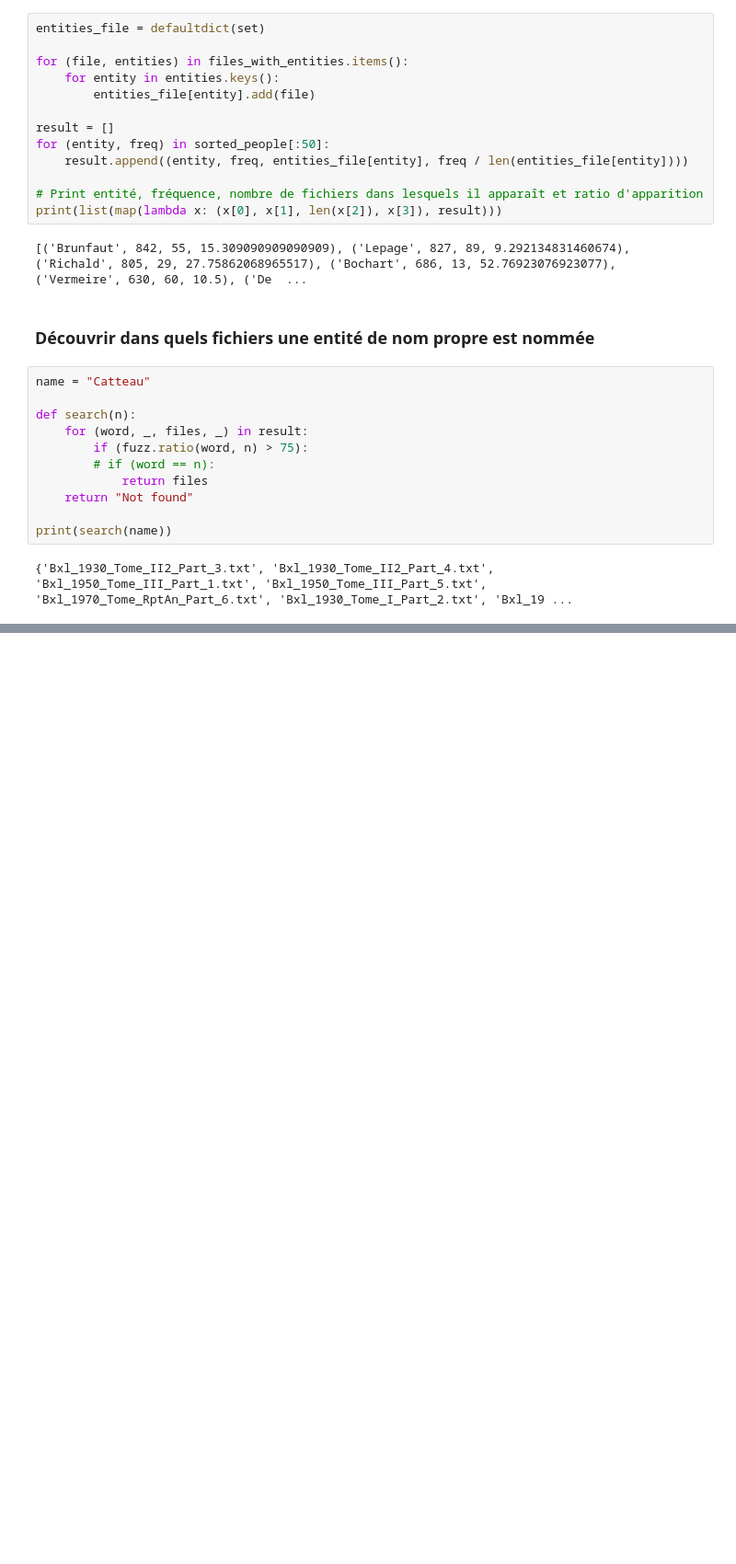
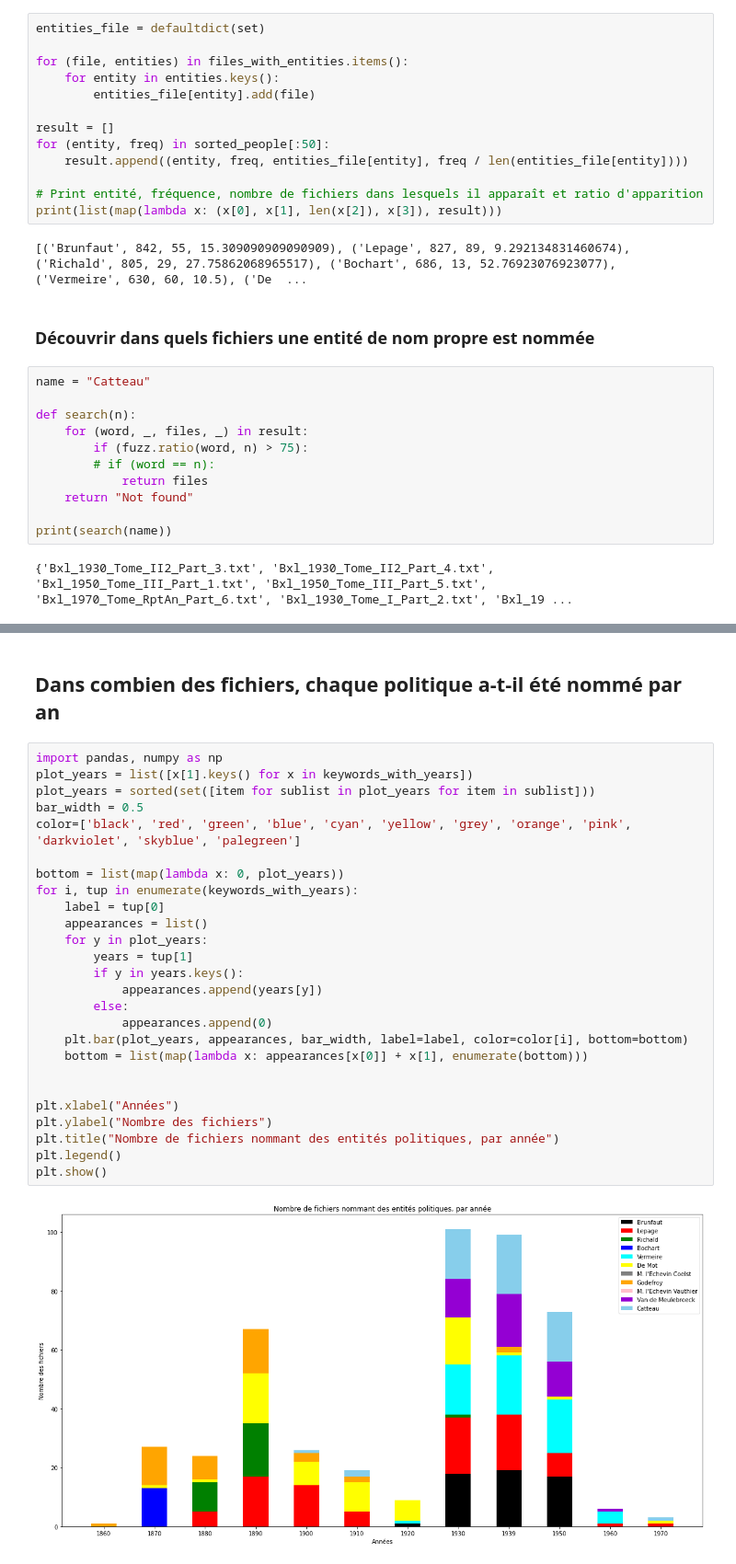
Before and after one commit to MariCanizo/tac, a Jupyter notebook: Travail Final/reconnaissance_entites.ipynb, the cells around one changed output, grey strips where cells are left out. Shown at 92% size. Cells and saved outputs as stored; diff of their text form; blank space fills up the shorter version.

```diff
--- a/Travail Final/reconnaissance_entites.ipynb
+++ b/Travail Final/reconnaissance_entites.ipynb
@@ -367,0 +430,30 @@ print(dedup_sorted_top20)
+# %% [markdown]
+## Dans combien des fichiers, chaque politique a-t-il été nommé par an
+# %%
+import pandas, numpy as np
+plot_years = list([x[1].keys() for x in keywords_with_years])
+plot_years = sorted(set([item for sublist in plot_years for item in sublist]))
+bar_width = 0.5
+color=['black', 'red', 'green', 'blue', 'cyan', 'yellow', 'grey', 'orange', 'pink', 'darkviolet', 'skyblue', 'palegreen']
+
+bottom = list(map(lambda x: 0, plot_years))
+for i, tup in enumerate(keywords_with_years):
+    label = tup[0]
+    appearances = list()
+    for y in plot_years:
+        years = tup[1]
+        if y in years.keys():
+            appearances.append(years[y])
+        else:
+            appearances.append(0)
+    plt.bar(plot_years, appearances, bar_width, label=label, color=color[i], bottom=bottom)
+    bottom = list(map(lambda x: appearances[x[0]] + x[1], enumerate(bottom)))
+
+
+plt.xlabel("Années")
+plt.ylabel("Nombre des fichiers")
+plt.title("Nombre de fichiers nommant des entités politiques, par année")
+plt.legend()
+plt.show()
+# %% [output]
+[figure, added]
```
Also changed, not shown: parts of 10 cells of this notebook.
